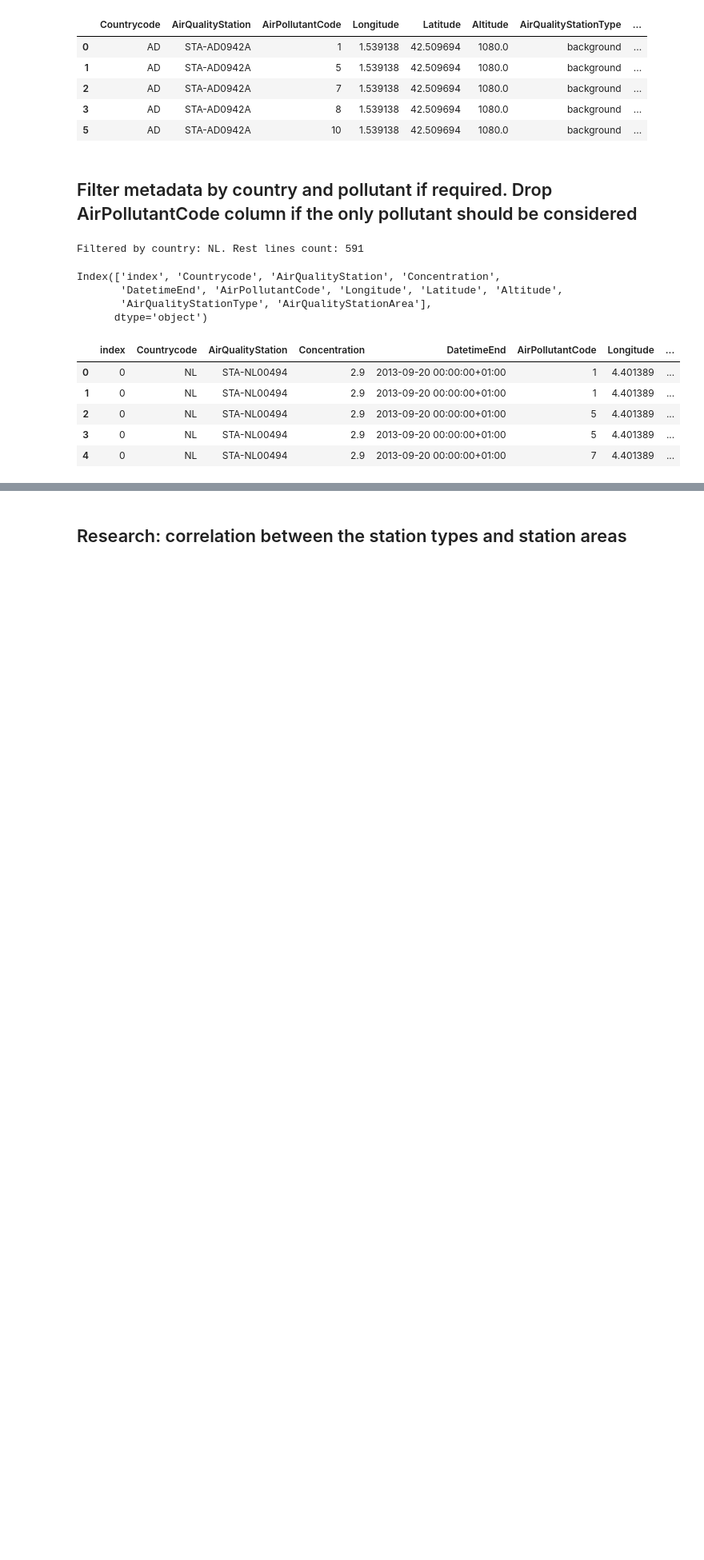
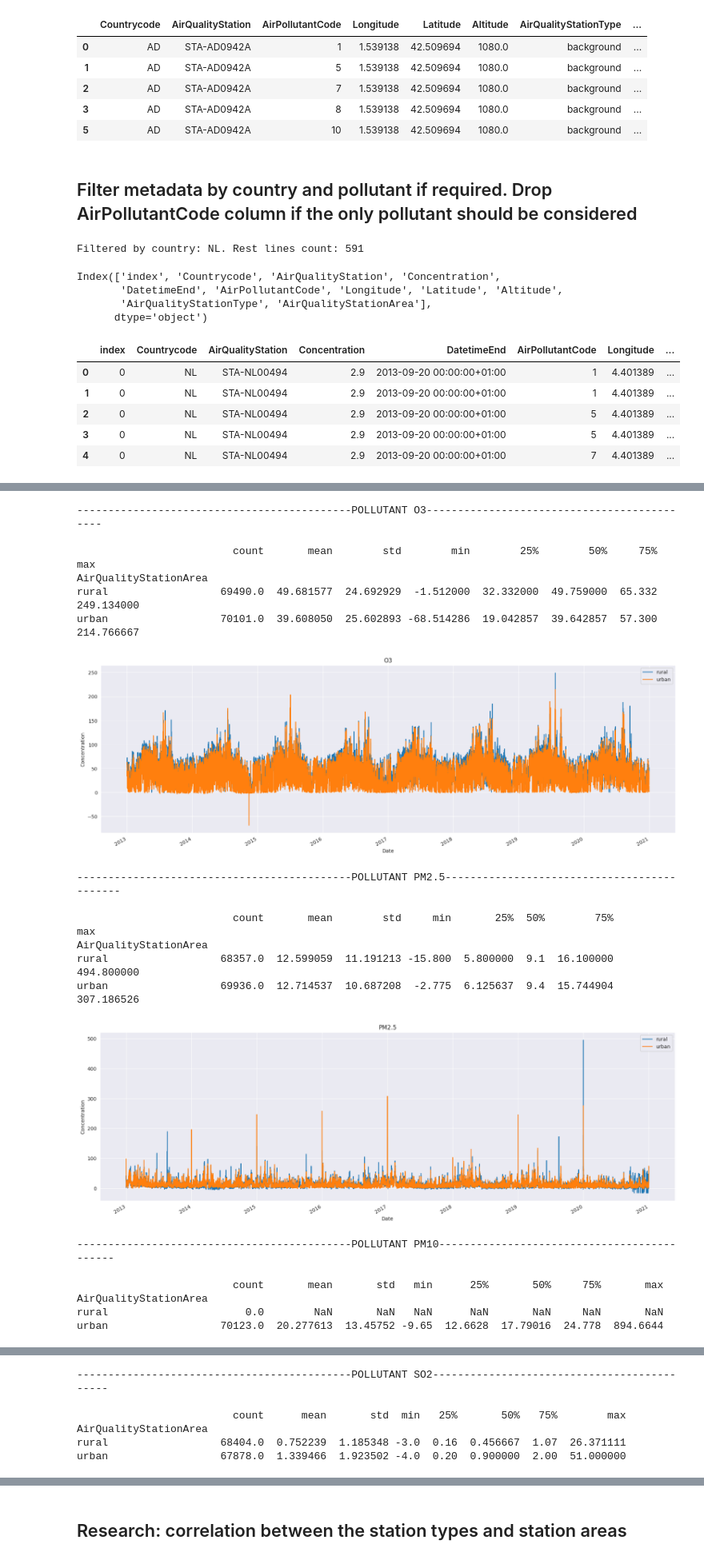
Before and after one commit to AlexandraNasonova/air_pollution_predict, a Jupyter notebook: airpollpredictor/eda/aqeda.ipynb, the cells around one changed output, grey strips where cells are left out. Shown at 80% size. Saved outputs shown, nothing was run; the diff lists cells and outputs as text; code cells hidden in the pictures; blank space fills up the shorter version.

```diff
--- a/airpollpredictor/eda/aqeda.ipynb
+++ b/airpollpredictor/eda/aqeda.ipynb
@@ -339,11 +343,11 @@ Index(['index', 'Countrycode', 'AirQualityStation', 'Concentration',
 ## Dataframe preparation
 # %%
-df_group_station_area_list = list()
+df_area_list = list()
 for i in range(len(POLLUTANTS_CODES)):
-    df_group_station_area_list.append(df_list[i].groupby('AirQualityStationArea')['Concentration'].mean().to_frame())
-    df_group_station_area_list[i].rename(columns={'Concentration': POLLUTANTS_CODES_NAMES[POLLUTANTS_CODES[i]]}, inplace=True)
+    df_area_list.append(df_list[i].groupby(['AirQualityStationArea', 'DatetimeEnd'], as_index=False)['Concentration'].mean())
+    df_area_list[i].rename(columns={'Concentration': POLLUTANTS_CODES_NAMES[POLLUTANTS_CODES[i]]}, inplace=True)
 
-df_ts = reduce(lambda df1, df2: df1.merge(df2, how='outer', left_on=['AirQualityStationArea'], right_on=['AirQualityStationArea']), df_mean_list)
-print(df_ts.shape[0])
-df_ts.head()
+df_area = reduce(lambda df1, df2: df1.merge(df2, how='outer', left_on=['AirQualityStationArea', 'DatetimeEnd'], right_on=['AirQualityStationArea', 'DatetimeEnd']), df_area_list)
+print(df_area.shape[0])
+df_area.head()
 # %% [output]
@@ -353,7 +360,0 @@ KeyError: 'AirQualityStationArea'
-# %%
-fig, axs = plt.subplots(len(POLLUTANTS_CODES), figsize=(25, 7 * len(POLLUTANTS_CODES)))
-#fig.subplots_adjust(right=0.75)
-for i in range(len(POLLUTANTS_CODES)):
-    df_ts[POLLUTANTS_CODES_NAMES[POLLUTANTS_CODES[i]]].plot(xlabel="Date", ylabel="Concentration",
-                                                            title=POLLUTANTS_CODES_NAMES[POLLUTANTS_CODES[i]],
-                                                            ax=axs[i], c='tab:blue')
@@ -361,0 +363,31 @@ for i in range(len(POLLUTANTS_CODES)):
+# %%
+areas_types = list(df_area.groupby('AirQualityStationArea').groups.keys())
+for i in range(len(POLLUTANTS_CODES)):
+    print(f'--------------------------------------------POLLUTANT {POLLUTANTS_CODES_NAMES[POLLUTANTS_CODES[i]]}--------------------------------------------')
+    print()
+    pol_code = POLLUTANTS_CODES_NAMES[POLLUTANTS_CODES[i]]
+    print(df_area.groupby('AirQualityStationArea')[pol_code].describe())
+    df_area.groupby('AirQualityStationArea').plot(x='DatetimeEnd', xlabel="Date", ylabel="Concentration", title=pol_code, y=pol_code, figsize=(21,7), ax=plt.gca())
+    plt.legend(areas_types)
+    plt.show()
+# %% [output]
+--------------------------------------------POLLUTANT O3--------------------------------------------
+
+                         count       mean        std        min        25%        50%     75%         max
+AirQualityStationArea
+rural                  69490.0  49.681577  24.692929  -1.512000  32.332000  49.759000  65.332  249.134000
+urban                  70101.0  39.608050  25.602893 -68.514286  19.042857  39.642857  57.300  214.766667
+[figure, added]
+--------------------------------------------POLLUTANT PM2.5--------------------------------------------
+
+                         count       mean        std     min       25%  50%        75%         max
+AirQualityStationArea
+rural                  68357.0  12.599059  11.191213 -15.800  5.800000  9.1  16.100000  494.800000
+urban                  69936.0  12.714537  10.687208  -2.775  6.125637  9.4  15.744904  307.186526
+[figure, added]
+--------------------------------------------POLLUTANT PM10--------------------------------------------
+
+                         count       mean       std   min      25%       50%     75%       max
+AirQualityStationArea
+rural                      0.0        NaN       NaN   NaN      NaN       NaN     NaN       NaN
+urban                  70123.0  20.277613  13.45752 -9.65  12.6628  17.79016  24.778  894.6644
@@ -361,0 +402,6 @@ for i in range(len(POLLUTANTS_CODES)):
+--------------------------------------------POLLUTANT SO2--------------------------------------------
+
+                         count      mean       std  min   25%       50%   75%        max
+AirQualityStationArea
+rural                  68404.0  0.752239  1.185348 -3.0  0.16  0.456667  1.07  26.371111
+urban                  67878.0  1.339466  1.923502 -4.0  0.20  0.900000  2.00  51.000000
```
Also changed, not shown: parts of 14 cells of this notebook.
